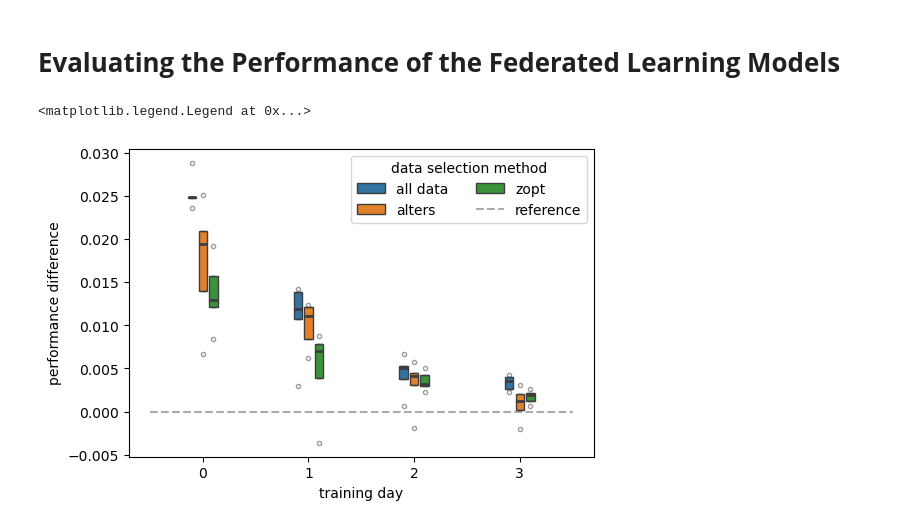
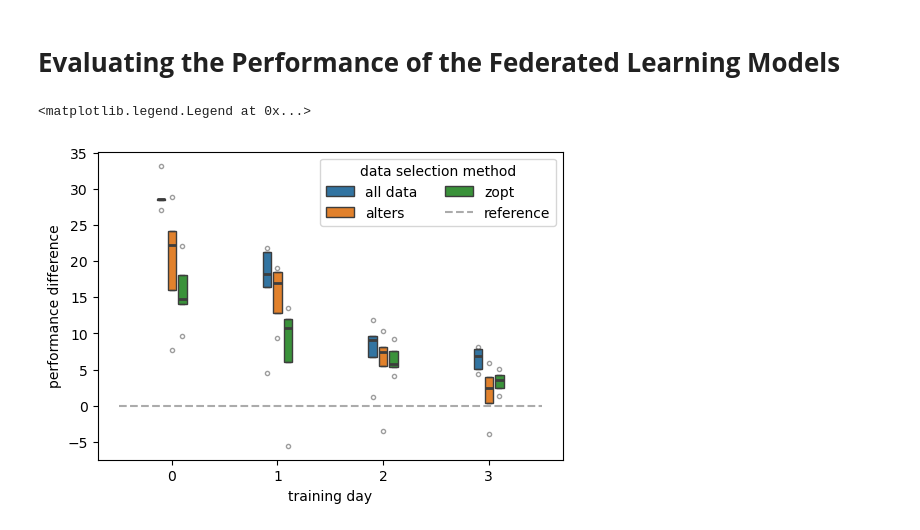
Before and after one commit to alelevente/selcop, a Jupyter notebook: 03_da/05_evaluation/02_fl_performance.ipynb, the cells around one changed output. Cells and saved outputs as stored; diff of their text form; code cells hidden in the pictures.

```diff
--- a/03_da/05_evaluation/02_fl_performance.ipynb
+++ b/03_da/05_evaluation/02_fl_performance.ipynb
@@ -34,27 +34,27 @@ fl_perf["performances"] = performances
 # %%
 #calculation:
 #reference:
 ref_day = {}
 ref_df = fl_perf[fl_perf["sharing_method"]=="reference"]
 for day in range(4):
     avg = ref_df[ref_df["day"] == day]["performances"].mean()
     ref_day[day] = avg
 #comparison:
 diffs = []
 for i,r in fl_perf.iterrows():
-    diffs.append(ref_day[r["day"]] - r["performances"])
+    diffs.append((ref_day[r["day"]] - r["performances"])/ref_day[r["day"]]*100)
 fl_perf["difference_to_ref"] = diffs
 
 #plotting:
 plt.figure(figsize=(6,4))
 sns.boxplot(fl_perf[fl_perf["sharing_method"] != "reference"], x="day", y="difference_to_ref", hue="sharing_method",
             width=0.3, gap=0.2, whis=[1,99], fliersize=3.0,
             flierprops={"alpha": 0.5},
             medianprops={"linewidth":2})
 plt.hlines(y=0, xmin=-0.5, xmax=3.5, zorder=0, linestyle="--", color="k", alpha=0.33, label="reference")
 plt.xlabel("training day")
 plt.ylabel("performance difference")
 plt.legend(title="data selection method", ncols=2, loc="best",)# bbox_to_anchor=(.41, -.35))
 # %% [output]
 <matplotlib.legend.Legend at 0x...>
-[figure, old version]
+[figure, new version]
```
Also changed, not shown: parts of 1 cell of this notebook, 1 other file.
